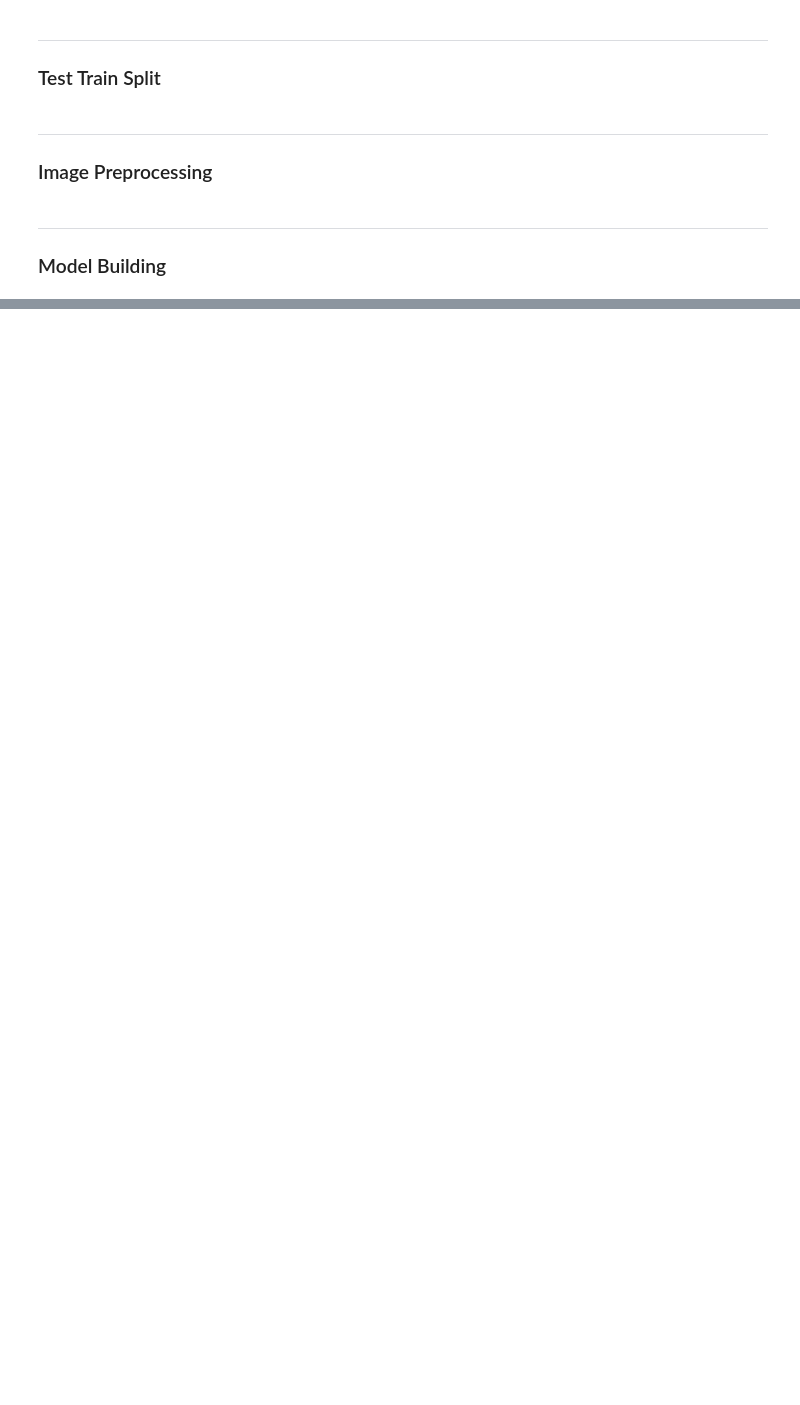
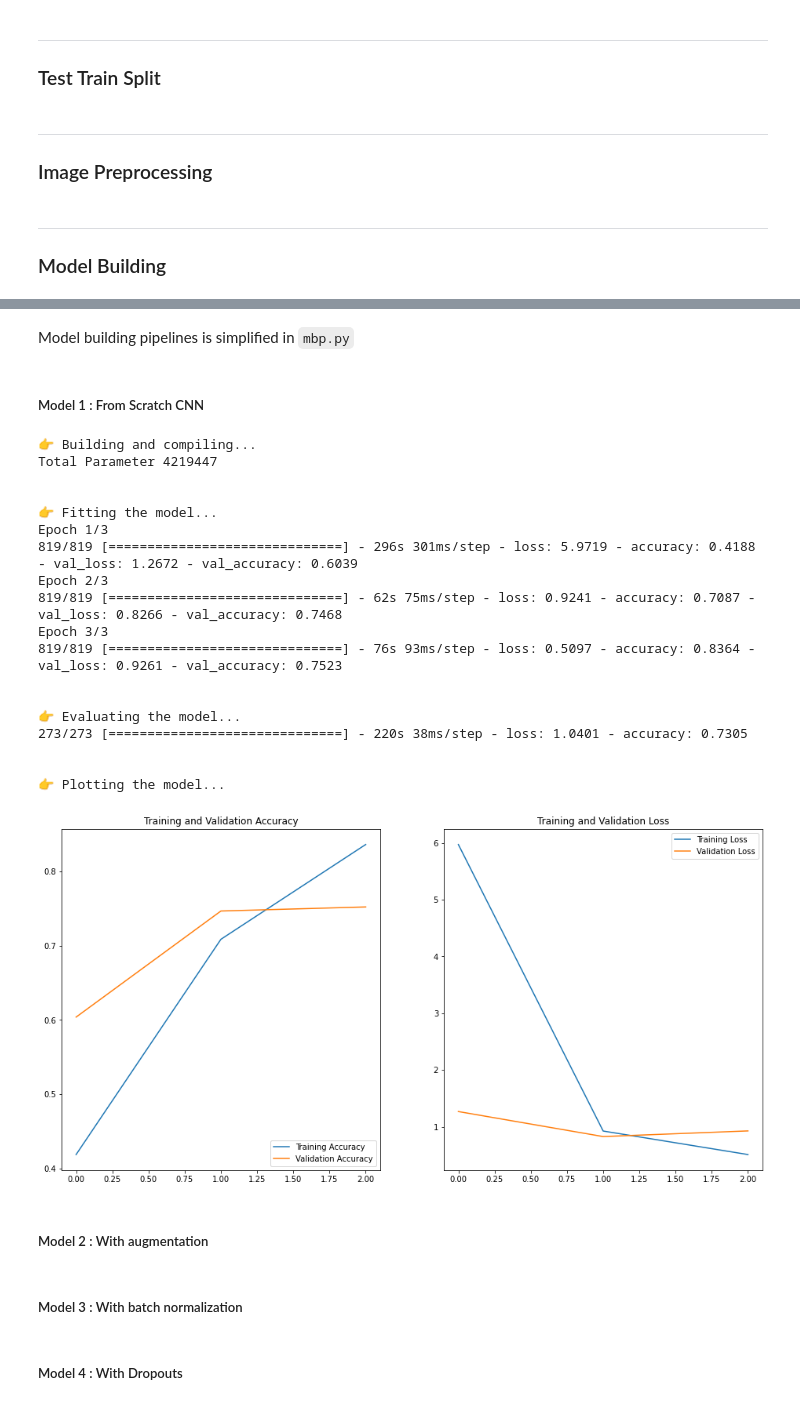
Before and after one commit to xanterx/thesis, a Jupyter notebook: thesis.ipynb, the cells around one changed output, grey strips where cells are left out. Cells and saved outputs as stored; diff of their text form; code cells hidden in the pictures; blank space fills up the shorter version.

Commit message:
Simplified model building

```diff
--- a/thesis.ipynb
+++ b/thesis.ipynb
@@ -244,28 +245,3 @@ data_augmentation = tf.keras.Sequential([
 ---
 
 ### Model Building
-# %%
-# Creating Convolution layer
-input_shape = (batch_size, img_height, img_width, channels)
-model = models.Sequential([
-    resize_and_rescale,
-    data_augmentation,
-    layers.Conv2D(filters = 16, kernel_size = (3,3), activation = 'relu', input_shape = input_shape),
-    layers.MaxPool2D((2,2)),
-    layers.Conv2D(64, (3,3), activation = 'relu'),
-    layers.MaxPool2D((2,2)),
-    layers.Conv2D(128, (3,3), activation = 'relu'),
-    layers.MaxPool2D((2,2)),
-    layers.Conv2D(64, (3,3), activation = 'relu'),
-    layers.MaxPool2D((2,2)),
-    layers.Conv2D(128, (3,3), activation = 'relu'),
-    layers.MaxPool2D((2,2)),
-    layers.Conv2D(64, (3,3), activation = 'relu'),
-    layers.MaxPool2D((2,2)),
-    layers.Flatten(),
-    layers.Dense(128, activation = 'relu'),
-    layers.Dense(64, activation = 'softmax'),
-])
-
-
-model.build(input_shape = input_shape)
@@ -308,0 +248,46 @@ KeyboardInterrupt:
+# %% [markdown]
+Model building pipelines is simplified in `mbp.py`
+# %% [markdown]
+##### Model 1 : From Scratch CNN
+# %%
+m1 = mb(
+    model=models.Sequential(
+        [
+            resize,
+            layers.Conv2D(16, 3, padding="same", activation="relu"),
+            layers.MaxPooling2D(),
+            layers.Conv2D(32, 3, padding="same", activation="relu"),
+            layers.MaxPooling2D(),
+            layers.Conv2D(64, 3, padding="same", activation="relu"),
+            layers.MaxPooling2D(),
+            layers.Flatten(),
+            layers.Dense(64, activation="relu"),
+            layers.Dense(all_classes_count, activation="softmax"),
+        ]
+    ),
+    input_shape=input_shape,
+)
+
+m1.run(tds=train_ds, vds=val_ds, ttds=test_ds)
+# %% [output]
+👉 Building and compiling...
+Total Parameter 4219447
+
+
+👉 Fitting the model...
+Epoch 1/3
+819/819 [==============================] - 296s 301ms/step - loss: 5.9719 - accuracy: 0.4188 - val_loss: 1.2672 - val_accuracy: 0.6039
+Epoch 2/3
+819/819 [==============================] - 62s 75ms/step - loss: 0.9241 - accuracy: 0.7087 - val_loss: 0.8266 - val_accuracy: 0.7468
+Epoch 3/3
+819/819 [==============================] - 76s 93ms/step - loss: 0.5097 - accuracy: 0.8364 - val_loss: 0.9261 - val_accuracy: 0.7523
+
+
+👉 Evaluating the model...
+273/273 [==============================] - 220s 38ms/step - loss: 1.0401 - accuracy: 0.7305
+
+
+👉 Plotting the model...
+[figure, added]
+# %% [markdown]
+##### Model 2 : With augmentation
@@ -308,0 +315,2 @@ KeyboardInterrupt:
+# %% [markdown]
+##### Model 3 : With  batch normalization
@@ -308,0 +339,2 @@ KeyboardInterrupt:
+# %% [markdown]
+##### Model 4 : With Dropouts
```
Also changed, not shown: parts of 25 cells of this notebook, 3 other files.
